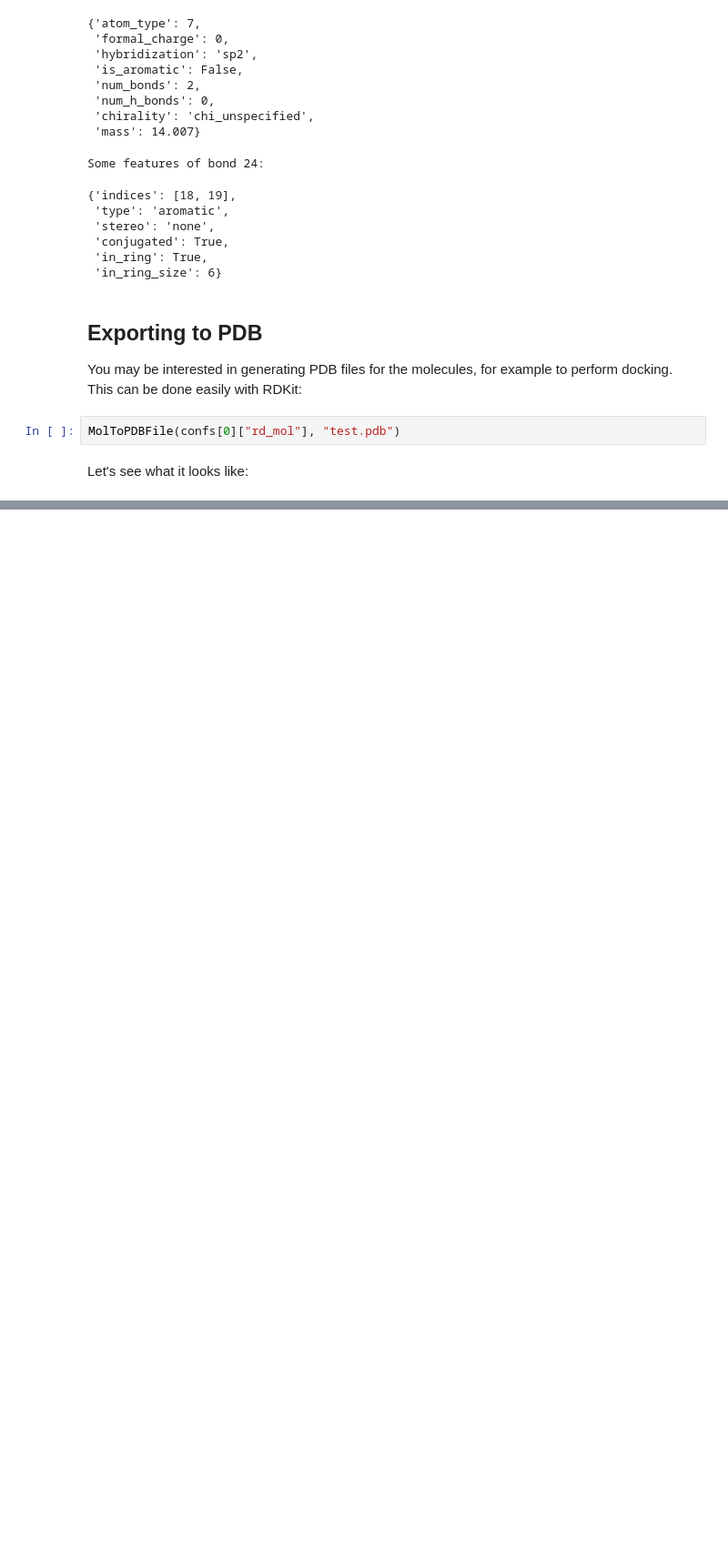
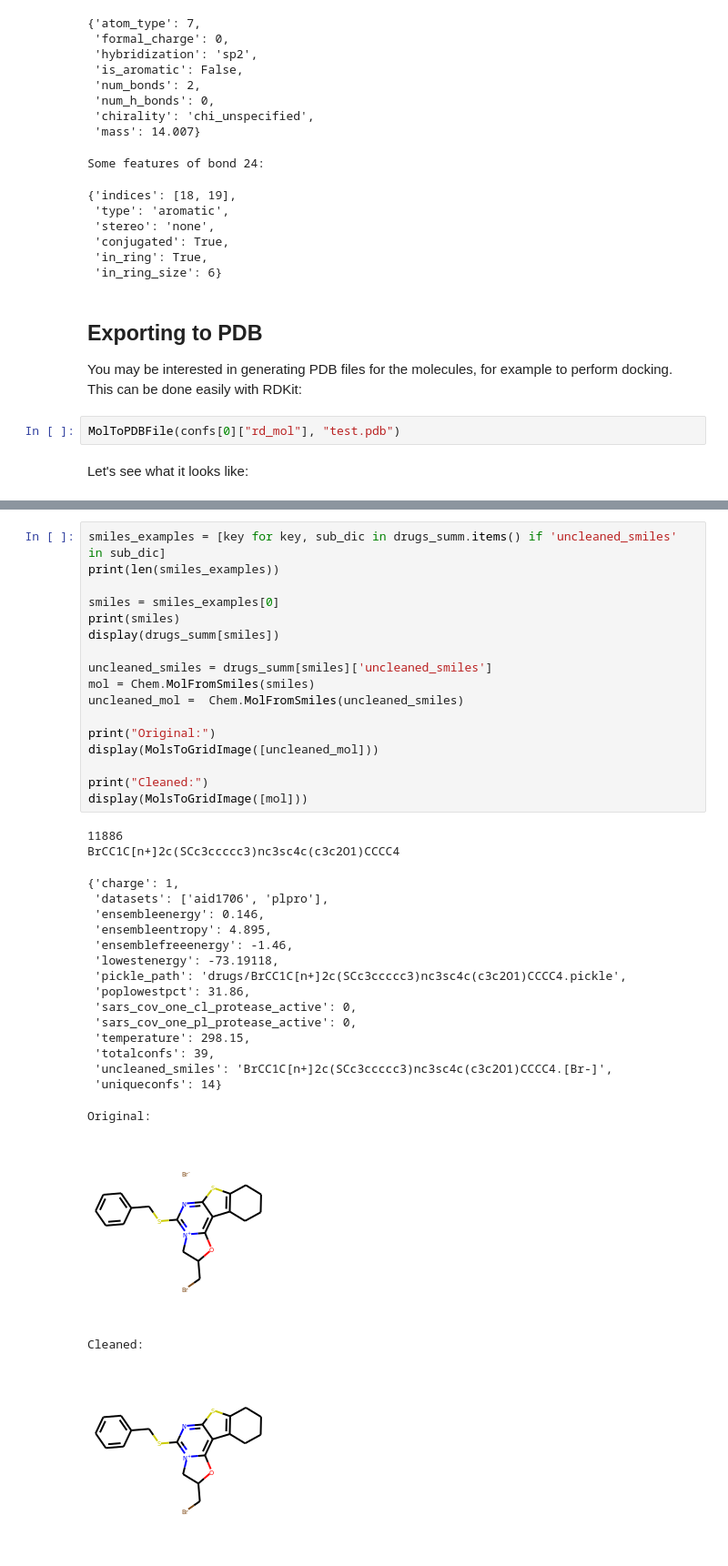
Before and after one commit to learningmatter-mit/geom, a Jupyter notebook: tutorials/02_loading_rdkit_mols.ipynb, the cells around one changed output, grey strips where cells are left out. Shown at 91% size. Saved outputs shown, nothing was run; the diff lists cells and outputs as text; blank space fills up the shorter version.

```diff
--- a/tutorials/02_loading_rdkit_mols.ipynb
+++ b/tutorials/02_loading_rdkit_mols.ipynb
@@ -468,0 +482,38 @@ END
+# %%
+smiles_examples = [key for key, sub_dic in drugs_summ.items() if 'uncleaned_smiles' in sub_dic]
+print(len(smiles_examples))
+
+smiles = smiles_examples[0]
+print(smiles)
+display(drugs_summ[smiles])
+
+uncleaned_smiles = drugs_summ[smiles]['uncleaned_smiles']
+mol = Chem.MolFromSmiles(smiles)
+uncleaned_mol =  Chem.MolFromSmiles(uncleaned_smiles)
+
+print("Original:")
+display(MolsToGridImage([uncleaned_mol]))
+
+print("Cleaned:")
+display(MolsToGridImage([mol]))
+# %% [output]
+11886
+BrCC1C[n+]2c(SCc3ccccc3)nc3sc4c(c3c2O1)CCCC4
+{'charge': 1,
+ 'datasets': ['aid1706', 'plpro'],
+ 'ensembleenergy': 0.146,
+ 'ensembleentropy': 4.895,
+ 'ensemblefreeenergy': -1.46,
+ 'lowestenergy': -73.19118,
+ 'pickle_path': 'drugs/BrCC1C[n+]2c(SCc3ccccc3)nc3sc4c(c3c2O1)CCCC4.pickle',
+ 'poplowestpct': 31.86,
+ 'sars_cov_one_cl_protease_active': 0,
+ 'sars_cov_one_pl_protease_active': 0,
+ 'temperature': 298.15,
+ 'totalconfs': 39,
+ 'uncleaned_smiles': 'BrCC1C[n+]2c(SCc3ccccc3)nc3sc4c(c3c2O1)CCCC4.[Br-]',
+ 'uniqueconfs': 14}
+Original:
+[figure, added]
+Cleaned:
+[figure, added]
```
Also changed, not shown: parts of 15 cells of this notebook, 1 other file.
